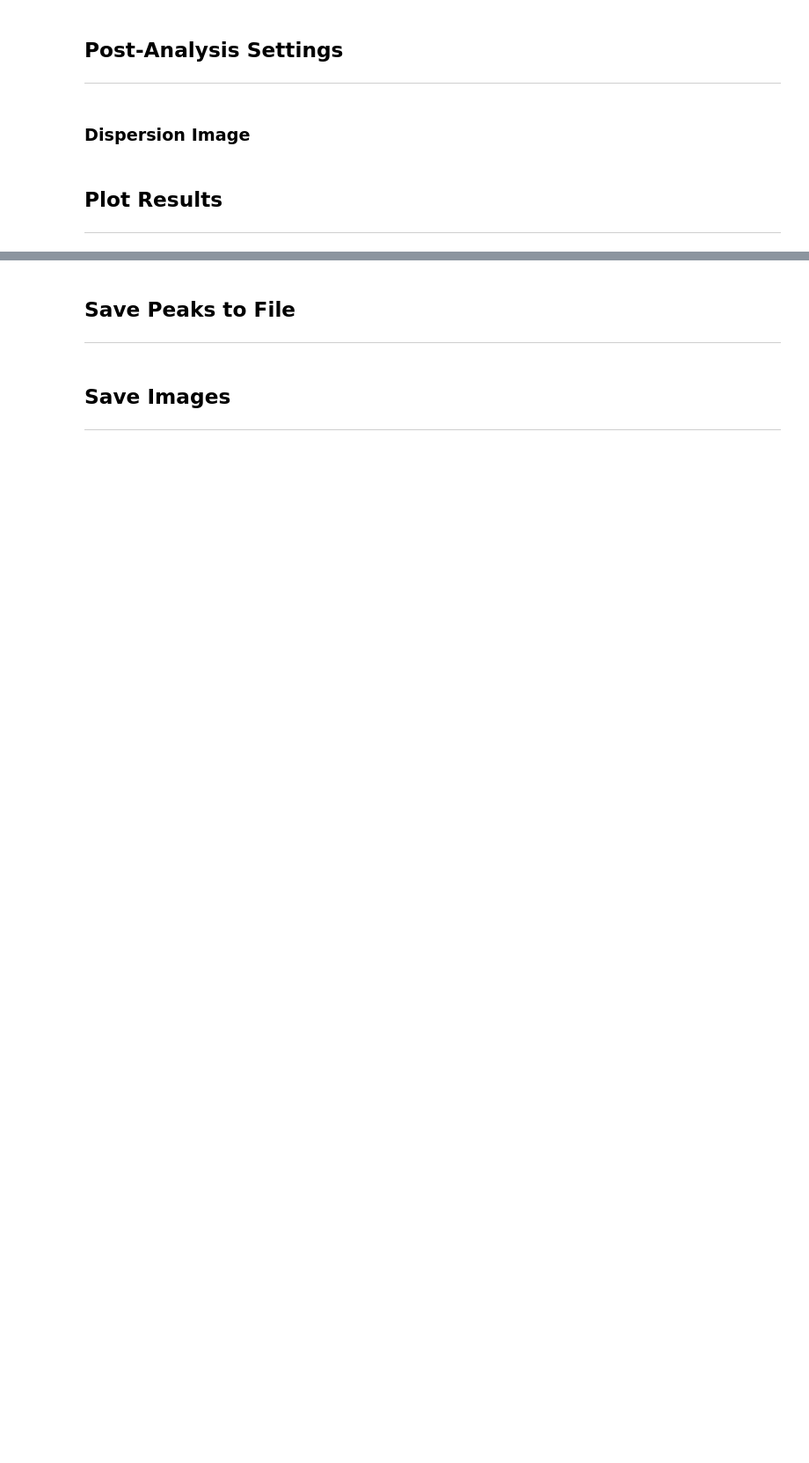
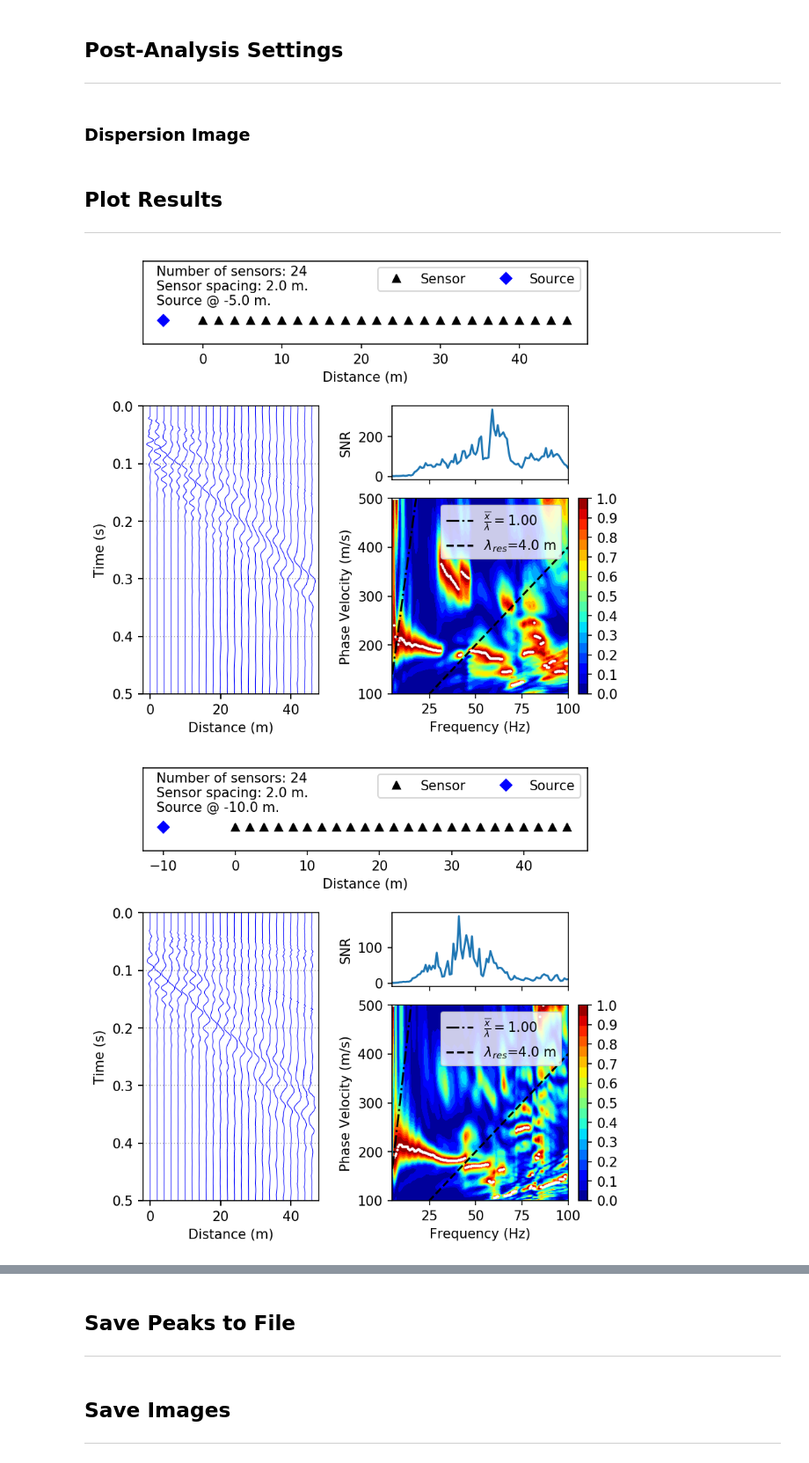
Before and after one commit to jpvantassel/swprocess, a Jupyter notebook: examples/masw/masw.ipynb, the cells around one changed output, grey strips where cells are left out. Shown at 88% size. Drawn from its saved outputs; the diff is of its cells as text; code cells hidden in the pictures; blank space fills up the shorter version.

Commit message:
:sparkles: Add Yoon and Rix to MASW processing notebook

```diff
--- a/examples/masw/masw.ipynb
+++ b/examples/masw/masw.ipynb
@@ -185,6 +195,10 @@ wavefield_normalization = "frequency-maximum"
 
 # Display the wavelength resolution limit.
 display_lambda_res = True
+
+# Display Yoon and Rix (2009) near-field criteria.
+display_nearfield = True
+number_of_array_center_distances = 1
 # %% [markdown]
 ## Plot Results
 ---
@@ -206,31 +220,38 @@ for wavefieldtransform in wavefieldtransforms:
     ax0.set_yticks([])
     ax0.legend(ncol=2)
 
     # Timeseries
     wavefieldtransform.array.waterfall(ax=ax1, amplitude_detrend=False, amplitude_normalization="each")
     if trim:
         ax1.set_ylim((trim_end, trim_begin))
 
     # Signal-to-Noise Ratio
     wavefieldtransform.plot_snr(ax=ax2)
     ax2.set_xticklabels([])
     ax2.set_xlabel("")
     ax2.set_ylabel("SNR")
 
     # Dispersion Image
-    wavefieldtransform.plot(fig=fig, ax=ax3, cax=ax4, normalization=wavefield_normalization)
+    if display_nearfield:
+        nearfield = number_of_array_center_distances
+    else:
+        nearfield = False
+    wavefieldtransform.plot(fig=fig, ax=ax3, cax=ax4, normalization=wavefield_normalization, nearfield=nearfield)
     xlim = ax3.get_xlim()
     ylim = ax3.get_ylim()
     if display_lambda_res:
         kres_format = dict(linewidth=1.5, color="#000000", linestyle="--")
         kres = wavefieldtransform.array.kres
         kvelocity = 2*np.pi*wavefieldtransform.frequencies / kres
         ax3.plot(wavefieldtransform.frequencies, kvelocity, label=r"$\lambda_{res}$" + f"={np.round(2*np.pi/kres,2)} m", **kres_format)
         ax3.legend(loc="upper right")
     ax3.set_xlim(xlim)
     ax2.set_xlim(xlim)
     ax3.set_ylim(ylim)
 
     figures.append(fig)
     plt.show()
     print("\n\n\n")
+# %% [output]
+[figure, added]
+[figure, added]
```
Also changed, not shown: parts of 3 cells of this notebook, 1 other file.
